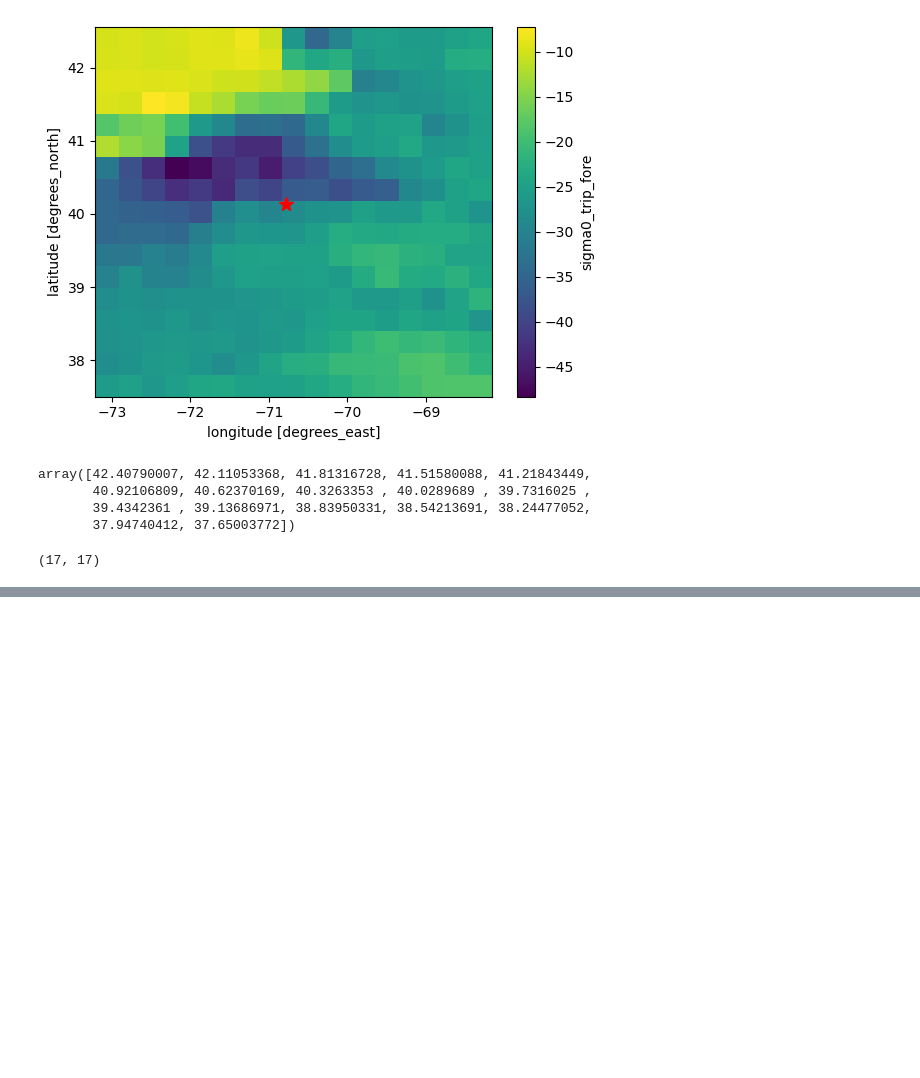
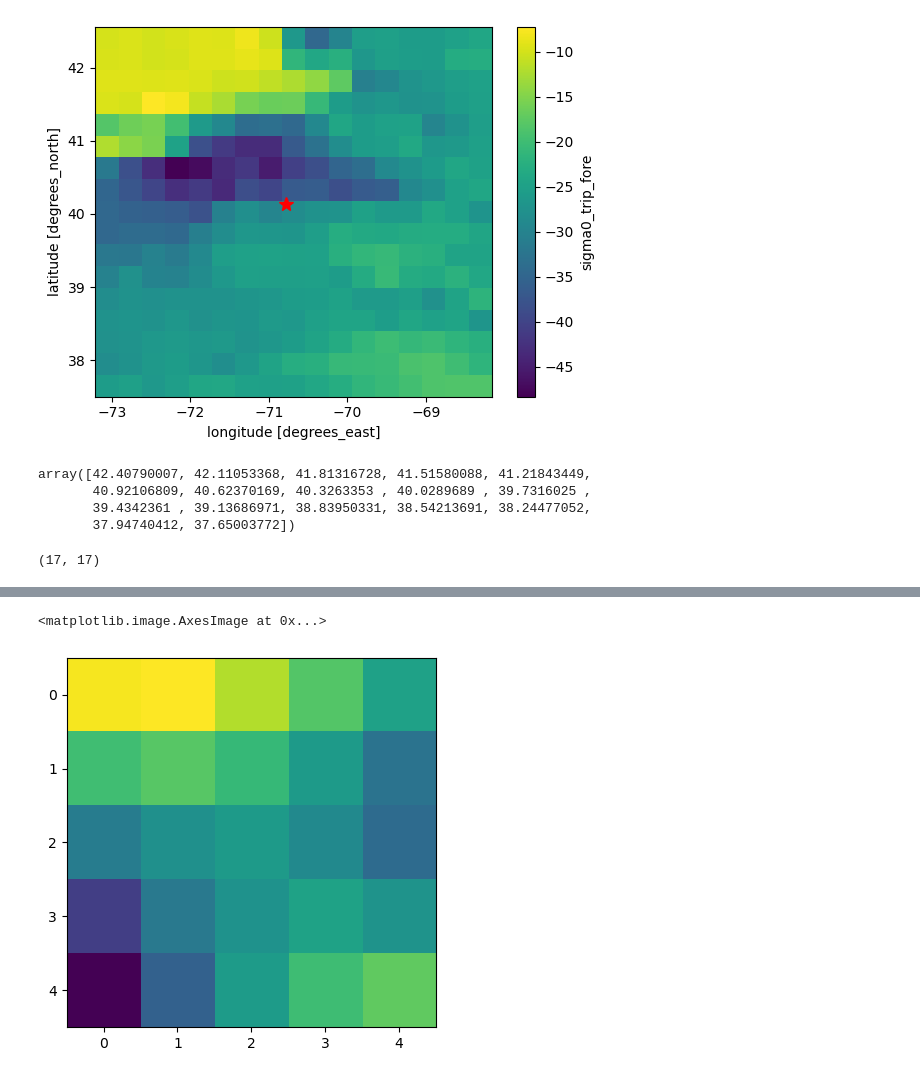
Before and after one commit to metno/machine-ocean-satdata, a Jupyter notebook: notebooks/ml/ascat_ml/whoi/cnn/test_regrid_era5_to_ascat-Copy1.ipynb, the cells around one changed output, grey strips where cells are left out. Saved outputs shown, nothing was run; the diff lists cells and outputs as text; code cells hidden in the pictures; blank space fills up the shorter version.

```diff
--- a/notebooks/ml/ascat_ml/whoi/cnn/test_regrid_era5_to_ascat-Copy1.ipynb
+++ b/notebooks/ml/ascat_ml/whoi/cnn/test_regrid_era5_to_ascat-Copy1.ipynb
@@ -179,0 +327,5 @@ KeyError: (367, 165)
+# %%
+plt.imshow(era5_u10_cropped.values)
+# %% [output]
+<matplotlib.image.AxesImage at 0x...>
+[figure, added]
```
Also changed, not shown: parts of 66 cells of this notebook, 45 other files.
